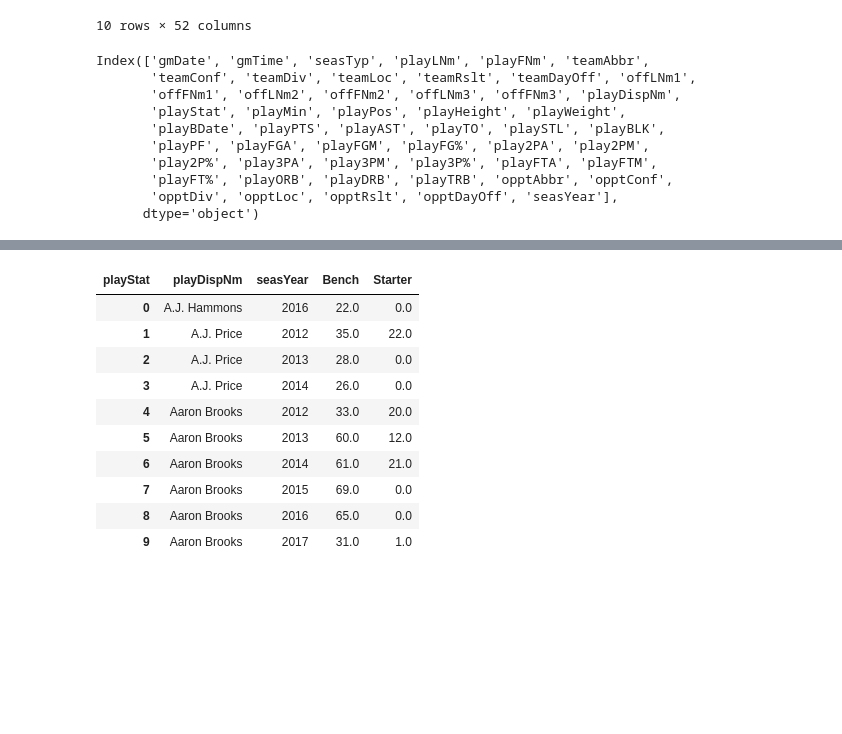
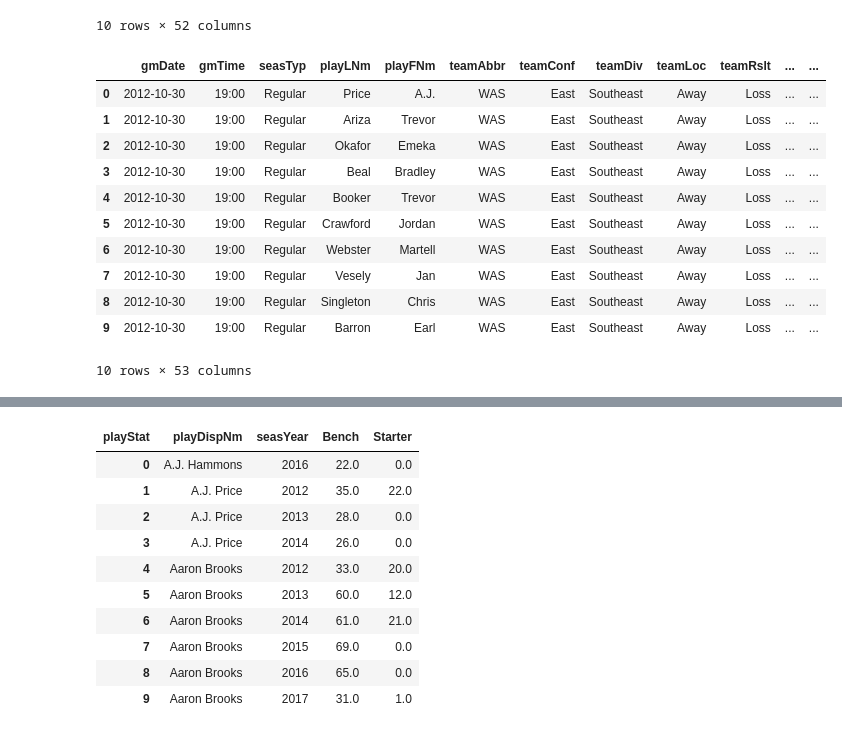
Before and after one commit to soraproducer/Data-200-Final-Project, a Jupyter notebook: final_project.ipynb, the cells around one changed output, grey strips where cells are left out. Cells and saved outputs as stored; diff of their text form; code cells hidden in the pictures; blank space fills up the shorter version.

```diff
--- a/final_project.ipynb
+++ b/final_project.ipynb
@@ -56,20 +56,24 @@ df_player.tail(10)
 | 155711 | 2018-04-11 | 10:30 | Regular | Carter | Vincent | SAC | West | Pacific | Home | Win | ... | ... |
 | 155712 | 2018-04-11 | 10:30 | Regular | Cooley | Jack | SAC | West | Pacific | Home | Win | ... | ... |
 10 rows × 52 columns
-# %%
-df_player = df_player[df_player.seasTyp != 'Pre']
-df_player.columns
-# %% [output]
-Index(['gmDate', 'gmTime', 'seasTyp', 'playLNm', 'playFNm', 'teamAbbr',
-       'teamConf', 'teamDiv', 'teamLoc', 'teamRslt', 'teamDayOff', 'offLNm1',
-       'offFNm1', 'offLNm2', 'offFNm2', 'offLNm3', 'offFNm3', 'playDispNm',
-       'playStat', 'playMin', 'playPos', 'playHeight', 'playWeight',
-       'playBDate', 'playPTS', 'playAST', 'playTO', 'playSTL', 'playBLK',
-       'playPF', 'playFGA', 'playFGM', 'playFG%', 'play2PA', 'play2PM',
-       'play2P%', 'play3PA', 'play3PM', 'play3P%', 'playFTA', 'playFTM',
-       'playFT%', 'playORB', 'playDRB', 'playTRB', 'opptAbbr', 'opptConf',
-       'opptDiv', 'opptLoc', 'opptRslt', 'opptDayOff', 'seasYear'],
-      dtype='object')
+# %%
+df_player = df_player[df_player.seasTyp != 'Pre']
+df_player['playFIC40'] = ((df_player['playPTS'] + df_player['playORB'] + 0.75 * df_player['playDRB'] + df_player['playAST'] + df_player['playSTL'] + df_player['playBLK']
+- 0.75 * df_player['playFGA'] - 0.375 * df_player['playFTA'] - df_player['playTO'] - 0.5 * df_player['playPF']) * 40 * 5) / df_player['playMin']
+df_player.head(10)
+# %% [output]
+|  | gmDate | gmTime | seasTyp | playLNm | playFNm | teamAbbr | teamConf | teamDiv | teamLoc | teamRslt | ... | ... |
+| 0 | 2012-10-30 | 19:00 | Regular | Price | A.J. | WAS | East | Southeast | Away | Loss | ... | ... |
+| 1 | 2012-10-30 | 19:00 | Regular | Ariza | Trevor | WAS | East | Southeast | Away | Loss | ... | ... |
+| 2 | 2012-10-30 | 19:00 | Regular | Okafor | Emeka | WAS | East | Southeast | Away | Loss | ... | ... |
+| 3 | 2012-10-30 | 19:00 | Regular | Beal | Bradley | WAS | East | Southeast | Away | Loss | ... | ... |
+| 4 | 2012-10-30 | 19:00 | Regular | Booker | Trevor | WAS | East | Southeast | Away | Loss | ... | ... |
+| 5 | 2012-10-30 | 19:00 | Regular | Crawford | Jordan | WAS | East | Southeast | Away | Loss | ... | ... |
+| 6 | 2012-10-30 | 19:00 | Regular | Webster | Martell | WAS | East | Southeast | Away | Loss | ... | ... |
+| 7 | 2012-10-30 | 19:00 | Regular | Vesely | Jan | WAS | East | Southeast | Away | Loss | ... | ... |
+| 8 | 2012-10-30 | 19:00 | Regular | Singleton | Chris | WAS | East | Southeast | Away | Loss | ... | ... |
+| 9 | 2012-10-30 | 19:00 | Regular | Barron | Earl | WAS | East | Southeast | Away | Loss | ... | ... |
+10 rows × 53 columns
 # %%
 # def fillEmptyOffName(curr_row):
     # if pd.isna(curr_row['offLNm3']):
```
Also changed, not shown: parts of 3 cells of this notebook.
